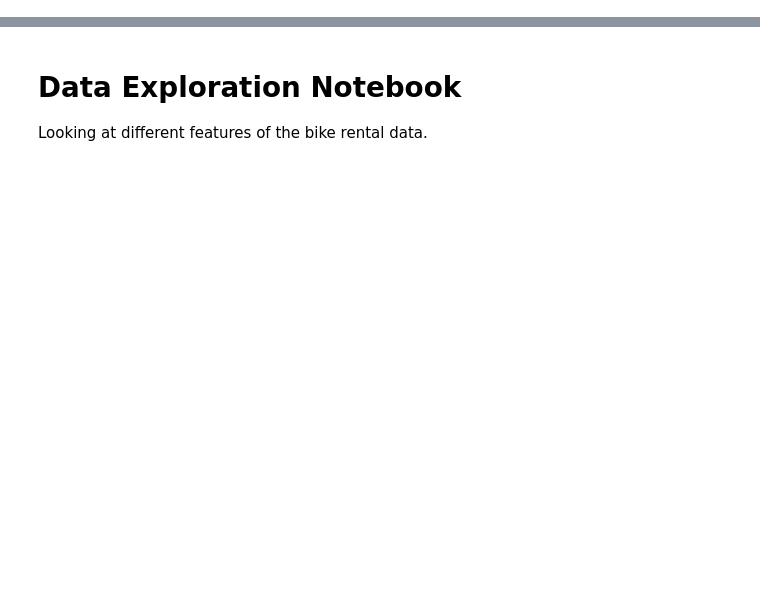
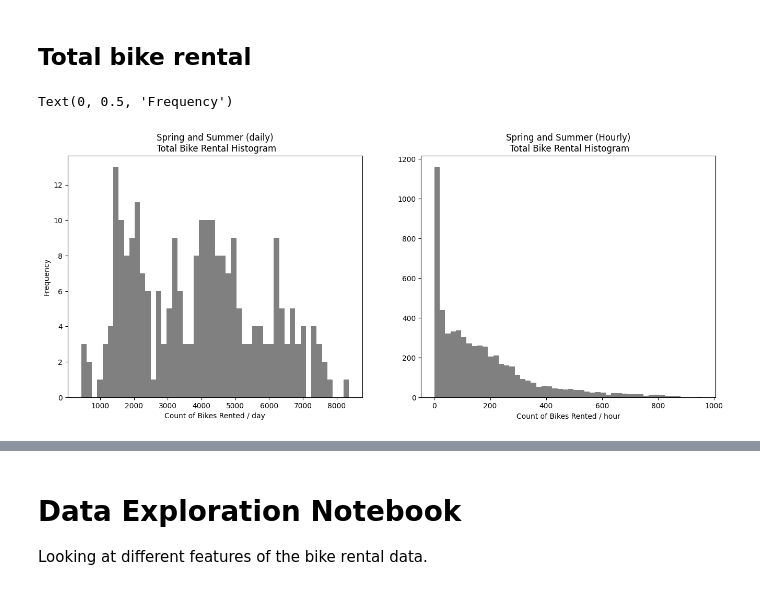
Before and after one commit to seancraven/stat_0028_group_09, a Jupyter notebook: Data_exploration.ipynb, the cells around one changed output, grey strips where cells are left out. Saved outputs shown, nothing was run; the diff lists cells and outputs as text; code cells hidden in the pictures; blank space fills up the shorter version.

```diff
--- a/Data_exploration.ipynb
+++ b/Data_exploration.ipynb
@@ -29,0 +10,19 @@ hour_df.columns.to_list()
+# %% [markdown]
+## Total bike rental
+# %%
+daily = BikeData("day.csv")
+hourly = BikeData("hour.csv")
+spring_summer = daily.subset(leq={"season": 2}, eq={"holiday": 0, "workingday":1})
+spring_summer_hour = hourly.subset(leq={"season": 2}, eq={"holiday": 0, "workingday":1})
+s_s_count, s_s_count_hr = spring_summer.data["cnt"], spring_summer_hour.data["cnt"]
+fig, ax = plt.subplots(1,2, figsize=(16, 6))
+ax[0].hist(s_s_count, bins=50, color="grey")
+ax[1].hist(s_s_count_hr, bins=50, color="grey")
+ax[0].set_title("Spring and Summer (daily)\n Total Bike Rental Histogram")
+ax[1].set_title("Spring and Summer (Hourly)\n Total Bike Rental Histogram")
+ax[0].set_xlabel("Count of Bikes Rented / day")
+ax[1].set_xlabel("Count of Bikes Rented / hour")
+ax[0].set_ylabel("Frequency");
+# %% [output]
+Text(0, 0.5, 'Frequency')
+[figure, added]
```
Also changed, not shown: parts of 11 cells of this notebook, 1 other file.
